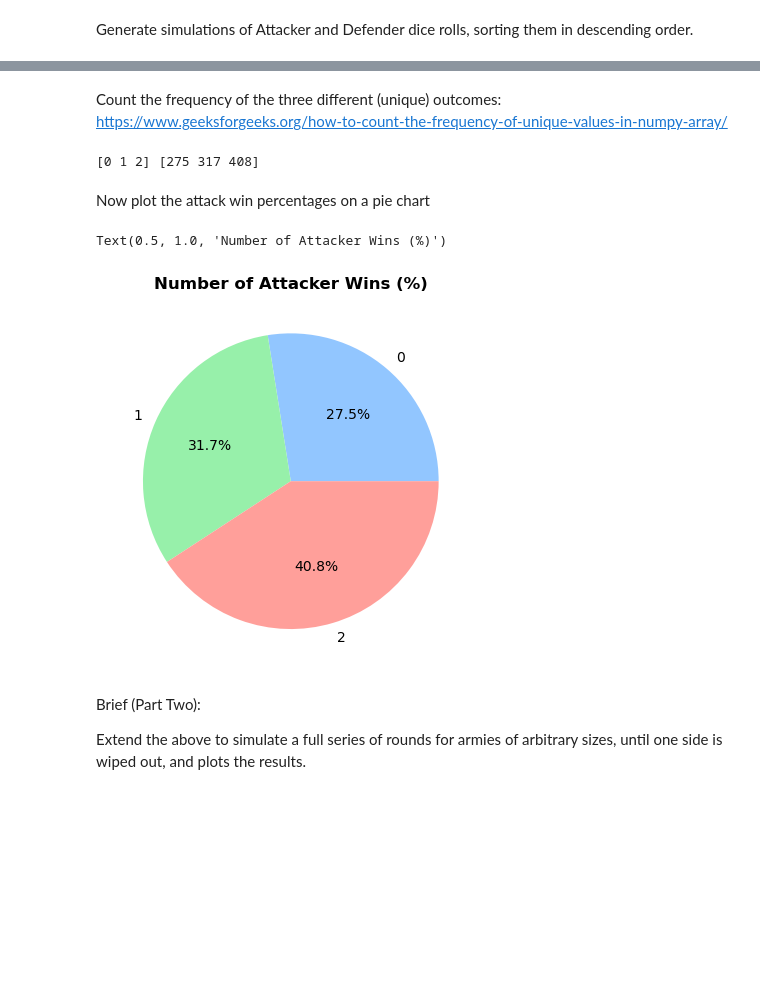
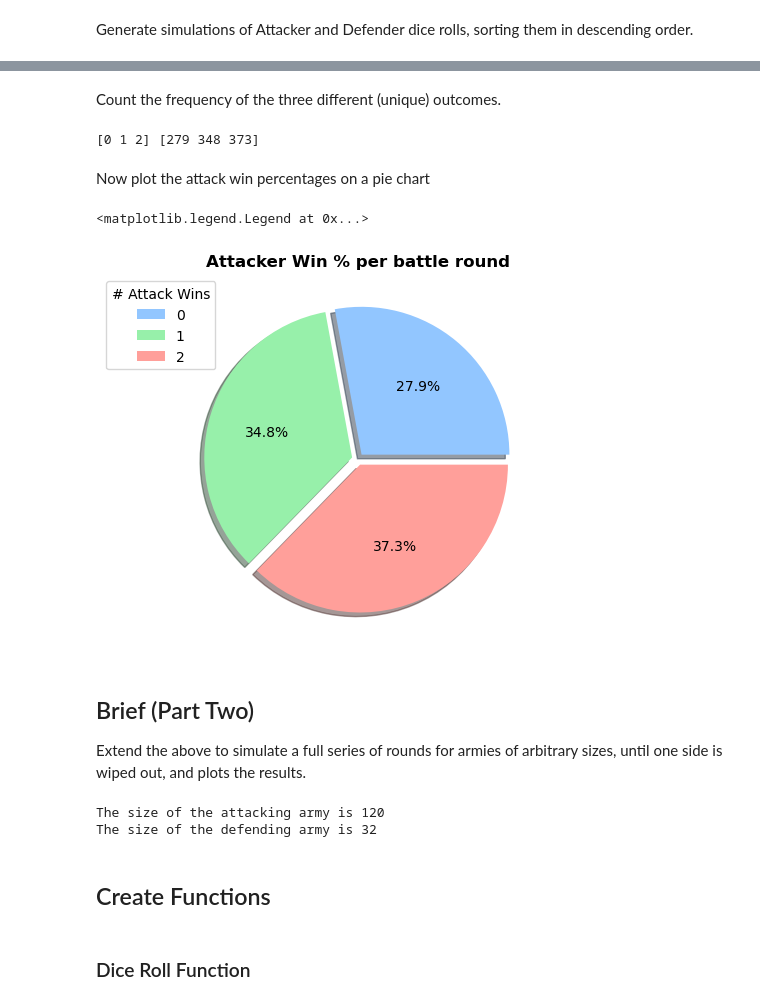
Before and after one commit to fdennehy/pfda-assignments, a Jupyter notebook: assignment_5_risk.ipynb, the cells around one changed output, grey strips where cells are left out. Drawn from its saved outputs; the diff is of its cells as text; code cells hidden in the pictures; blank space fills up the shorter version.

Commit message:
assignment 5 part 2 initiated

```diff
--- a/assignment_5_risk.ipynb
+++ b/assignment_5_risk.ipynb
@@ -82,6 +81,6 @@ Compare Attack versus Defence dice and store as 'Result'.
 # https://www.w3schools.com/python/numpy/numpy_array_slicing.asp
 # https://stackoverflow.com/questions/10625096/extracting-first-n-columns-of-a-numpy-matrix
 # [start:end] [:, :2] specifies all rows (start = 0 and end = length of array), first 2 columns.
-Result = attack[:, :2] > defence[:, :2]
-print(Result)
+result = attack[:, :2] > defence[:, :2]
+print(result)
 # %% [output]
@@ -97,5 +104,6 @@ Count the number of true elements (representing Attacker Wins) in our Numpy arra
 # %%
+# https://btechgeeks.com/python-count-number-of-true-elements-in-numpy-array-in-python/
 # axis=1 means return count row-wise
-attack_wins = np.count_nonzero(Result, axis=1)
-print(count)
+attack_wins = np.count_nonzero(result, axis=1)
+print(attack_wins)
 # %% [output]
@@ -120,27 +127,40 @@ Error:
 # %% [markdown]
-Count the frequency of the three different (unique) outcomes: https://www.geeksforgeeks.org/how-to-count-the-frequency-of-unique-values-in-numpy-array/
+Count the frequency of the three different (unique) outcomes.
 # %%
+# https://www.geeksforgeeks.org/how-to-count-the-frequency-of-unique-values-in-numpy-array/
 unique, frequency = np.unique(attack_wins, return_counts=True)
 
 print (unique, frequency)
 # %% [output]
-[0 1 2] [275 317 408]
+[0 1 2] [279 348 373]
 # %% [markdown]
 Now plot the attack win percentages on a pie chart
-# %%
-#https://matplotlib.org/stable/gallery/pie_and_polar_charts/pie_features.html
-
-plt.style.use('seaborn-v0_8-pastel')
-
-fig, ax = plt.subplots()
-ax.pie(frequency, labels=unique, autopct='%1.1f%%')
-
-# Title & Labels
-ax.set_title('Number of Attacker Wins (%)', weight='bold')
-# %% [output]
-Text(0.5, 1.0, 'Number of Attacker Wins (%)')
-[figure, removed]
+# %%
+# https://matplotlib.org/stable/gallery/pie_and_polar_charts/pie_features.html
+# https://www.geeksforgeeks.org/matplotlib-axes-axes-pie-in-python/
+
+plt.style.use('seaborn-v0_8-pastel')
+
+# plot figure and axes
+fig, ax = plt.subplots()
+
+# Title.
+ax.set_title('Attacker Win % per battle round', weight='bold')
+
+# Set values for slice explosion
+# https://how2matplotlib.com/matplotlib-pie-chart.html
+explode = (0.04,0.04,0.04)
+
+# Create pie chart
+ax.pie(frequency, explode = explode, autopct='%1.1f%%', shadow = True)
+
+# Add legend
+# https://matplotlib.org/stable/api/legend_api.html#matplotlib.legend.Legend
+ax.legend(title='# Attack Wins', labels = unique, loc = 'upper left', bbox_to_anchor=(-0.2,1))
+# %% [output]
+<matplotlib.legend.Legend at 0x...>
+[figure, added]
 # %% [markdown]
-Brief (Part Two):
+## Brief (Part Two) ##
 
 Extend the above to simulate a full series of rounds for armies of arbitrary sizes, until one side is wiped out, and plots the results.
@@ -146,0 +171,11 @@ Extend the above to simulate a full series of rounds for armies of arbitrary siz
+# %%
+# Print user input
+print(f"The size of the attacking army is {attacking_army_size}")
+print(f"The size of the defending army is {defending_army_size}")
+# %% [output]
+The size of the attacking army is 120
+The size of the defending army is 32
+# %% [markdown]
+## Create Functions ##
+# %% [markdown]
+### Dice Roll Function ###
```
Also changed, not shown: parts of 25 cells of this notebook.
